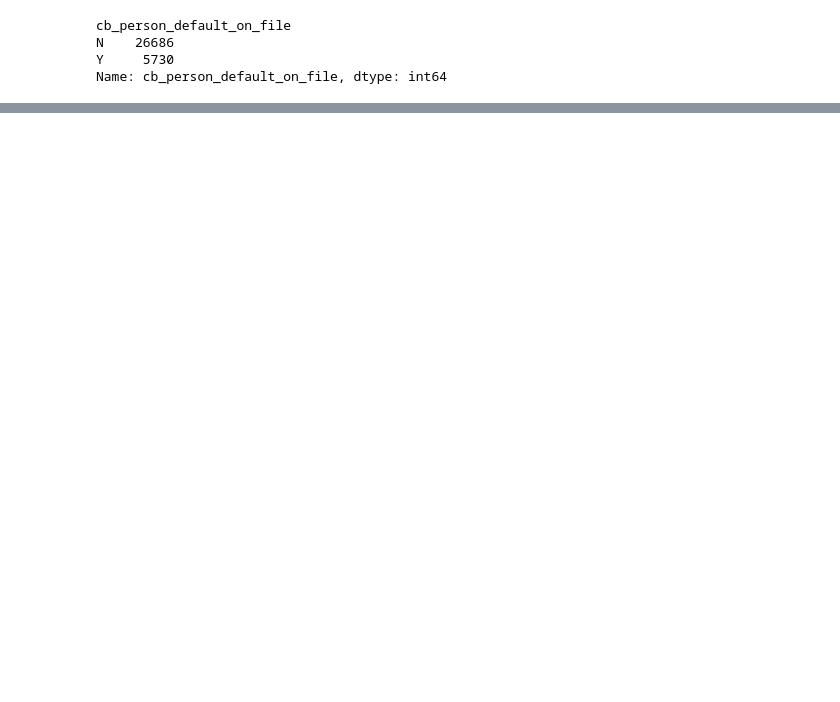
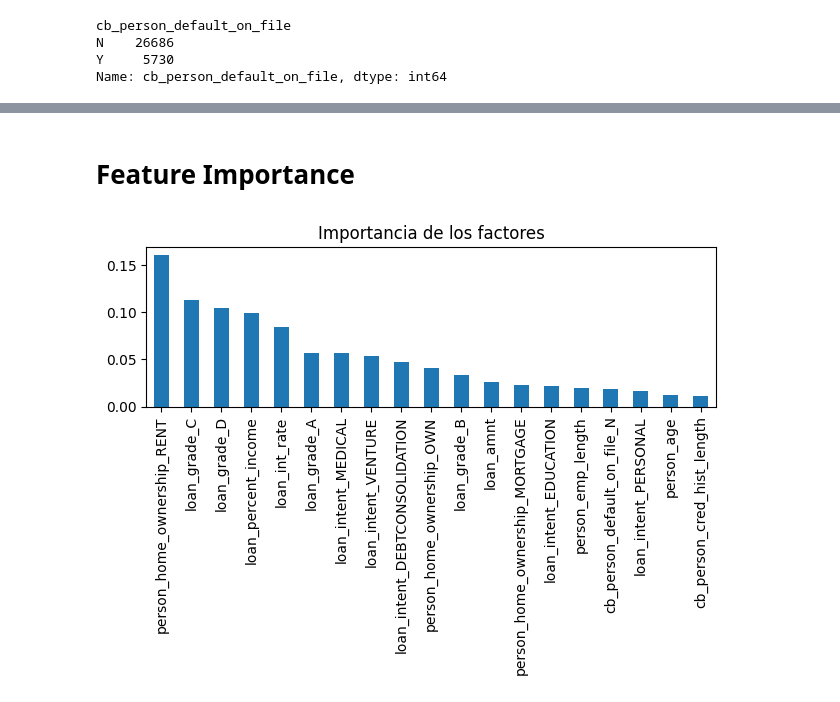
Before and after one commit to AlexNoelHdz/decision_trees, a Jupyter notebook: 0_decision-trees_python/Practica_4.ipynb, the cells around one changed output, grey strips where cells are left out. Cells and saved outputs as stored; diff of their text form; code cells hidden in the pictures; blank space fills up the shorter version.

```diff
--- a/0_decision-trees_python/Practica_4.ipynb
+++ b/0_decision-trees_python/Practica_4.ipynb
@@ -377,0 +564,11 @@ plt.show()
+# %% [markdown]
+# Feature Importance
+# %%
+feature_importance =pd.Series(xgb_final_model.feature_importances_,index=xgb_final_model.feature_names_in_)
+feature_importance = feature_importance.where(feature_importance >0.001).dropna().sort_values(ascending=False)
+fig, ax = plt.subplots()
+feature_importance.plot.bar()
+ax.set_title("Importancia de los factores")
+fig.tight_layout()
+# %% [output]
+[figure, added]
```
Also changed, not shown: parts of 33 cells of this notebook.
